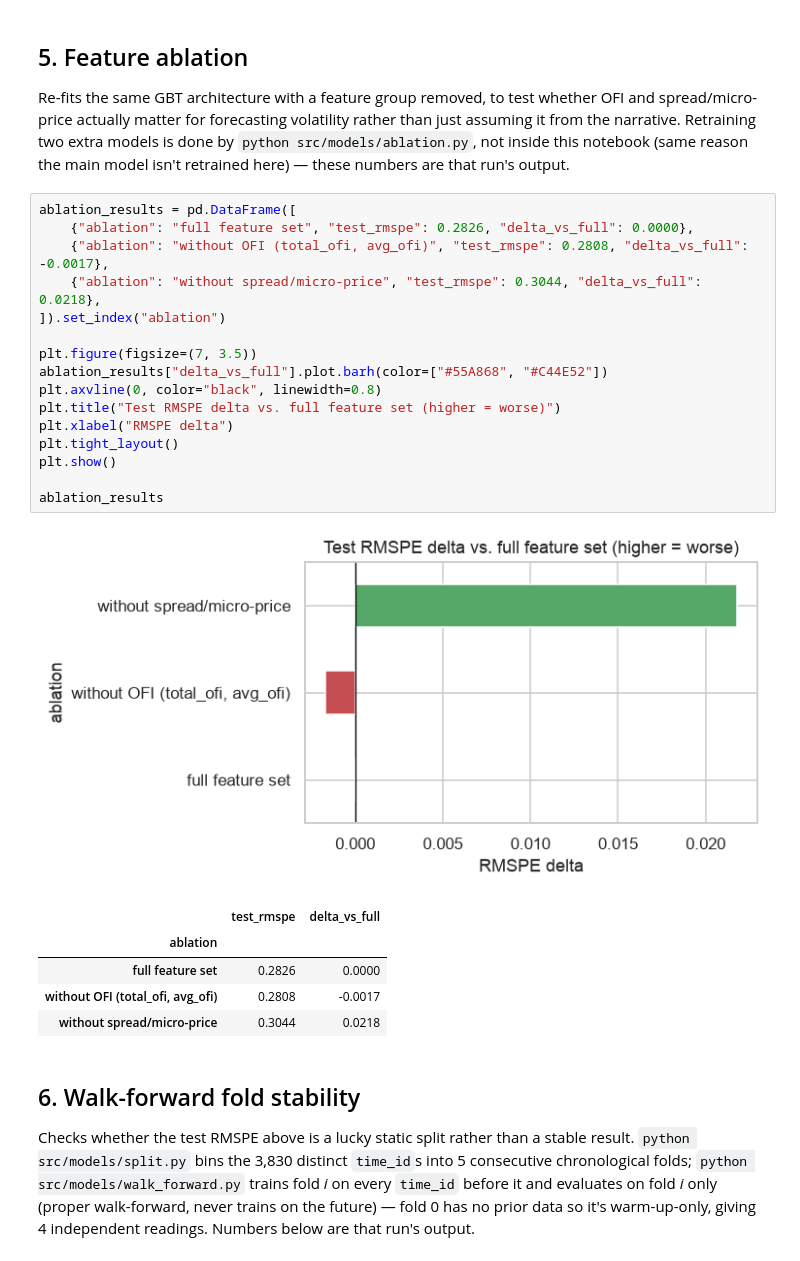
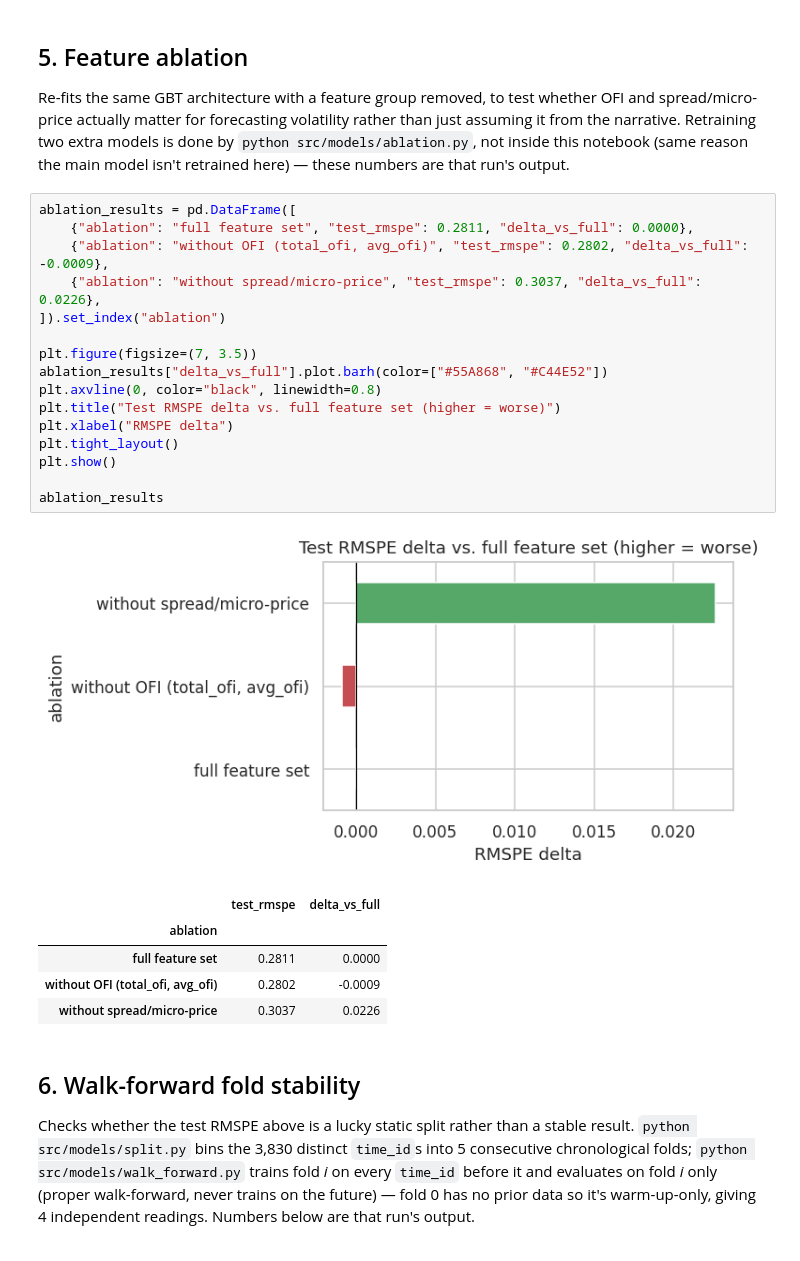
Before and after one commit to AndersVestergaard0/distributed-market-analytics, a Jupyter notebook: notebooks/Regression_Results.ipynb, the cells around one changed output. Saved outputs shown, nothing was run; the diff lists cells and outputs as text.

```diff
--- a/notebooks/Regression_Results.ipynb
+++ b/notebooks/Regression_Results.ipynb
@@ -197,27 +204,27 @@ notebook (same reason the main model isn't retrained here) — these numbers
 are that run's output.
 # %%
 ablation_results = pd.DataFrame([
-    {"ablation": "full feature set", "test_rmspe": 0.2826, "delta_vs_full": 0.0000},
-    {"ablation": "without OFI (total_ofi, avg_ofi)", "test_rmspe": 0.2808, "delta_vs_full": -0.0017},
-    {"ablation": "without spread/micro-price", "test_rmspe": 0.3044, "delta_vs_full": 0.0218},
+    {"ablation": "full feature set", "test_rmspe": 0.2811, "delta_vs_full": 0.0000},
+    {"ablation": "without OFI (total_ofi, avg_ofi)", "test_rmspe": 0.2802, "delta_vs_full": -0.0009},
+    {"ablation": "without spread/micro-price", "test_rmspe": 0.3037, "delta_vs_full": 0.0226},
 ]).set_index("ablation")
 
 plt.figure(figsize=(7, 3.5))
 ablation_results["delta_vs_full"].plot.barh(color=["#55A868", "#C44E52"])
 plt.axvline(0, color="black", linewidth=0.8)
 plt.title("Test RMSPE delta vs. full feature set (higher = worse)")
 plt.xlabel("RMSPE delta")
 plt.tight_layout()
 plt.show()
 
 ablation_results
 # %% [output]
-[figure, old version]
+[figure, new version]
 |  | test_rmspe | delta_vs_full |
 | ablation |  |  |
-| full feature set | 0.2826 | 0.0000 |
-| without OFI (total_ofi, avg_ofi) | 0.2808 | -0.0017 |
-| without spread/micro-price | 0.3044 | 0.0218 |
+| full feature set | 0.2811 | 0.0000 |
+| without OFI (total_ofi, avg_ofi) | 0.2802 | -0.0009 |
+| without spread/micro-price | 0.3037 | 0.0226 |
 # %% [markdown]
 ## 6. Walk-forward fold stability
 
```
Also changed, not shown: parts of 8 cells of this notebook, 3 other files.
